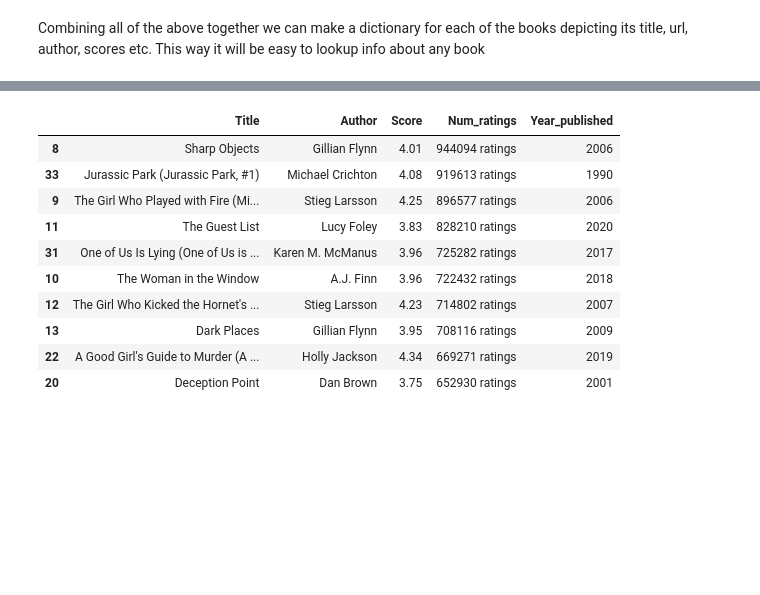
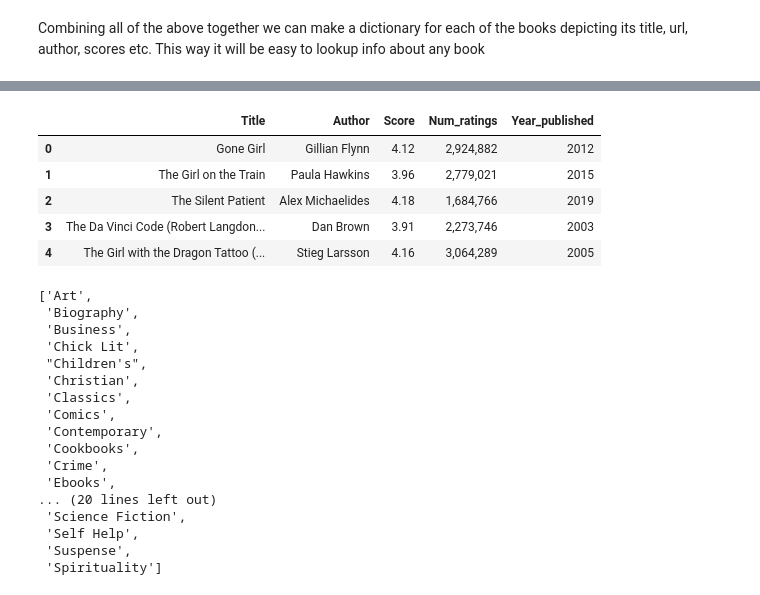
Before and after one commit to nikhil-1e9/web-scraping, a Jupyter notebook: Scraping-Goodreads.ipynb, the cells around one changed output, grey strips where cells are left out. Cells and saved outputs as stored; diff of their text form; code cells hidden in the pictures; blank space fills up the shorter version.

```diff
--- a/Scraping-Goodreads.ipynb
+++ b/Scraping-Goodreads.ipynb
@@ -840,6 +790,9 @@ print(genre_names[-9:])
 Let's start with the mystery genre
 # %%
 genre_most_popular_dict = {name: base_url + "/shelf/show" + link[7:] for (name, link) in zip(genre_names, genre_links)}
+genre_most_popular_dict["Children's"] = "https://www.goodreads.com/shelf/show/childrens"
+genre_most_popular_dict['Gay and Lesbian'] = "https://www.goodreads.com/shelf/show/lgbt"
+genre_most_popular_dict['Humor and Comedy'] = "https://www.goodreads.com/shelf/show/humor"
 genre_most_popular_dict
 # %% [output]
 {'Art': 'https://www.goodreads.com/shelf/show/art',
@@ -862,7 +815,7 @@ genre_most_popular_dict
 # %% [markdown]
 Let's analyze some thriller books from the thriller url
 # %%
-thriller_url = genre_most_popular_dict['Thriller']
+thriller_url = genre_most_popular_dict['Sports']
 response = requests.get(thriller_url)
 doc = BeautifulSoup(response.text, 'html.parser')
 # %%
@@ -937,10 +874,11 @@ author_names[:5]
 # %%
 scores_list, ratings_list, year_published_list = [], [], []
-for tag in book_tags:
+for i, tag in enumerate(book_tags):
+    print(i)
     score, num_ratings, year_published = tag.find('span', class_="greyText smallText").text.strip().split('\n')
     score = score.strip()[11:15]
-    num_ratings = "".join(num_ratings.strip().split(','))[:-3]
-    year_published = [x for x in year_published.strip().split() if x.isdigit()][0]
+    num_ratings = num_ratings.strip().split()[0]
+    year_published = year_published.strip().split()[1]
     scores_list.append(score)
     ratings_list.append(num_ratings)
     year_published_list.append(year_published)
@@ -989,19 +944,14 @@ book_info_dicts
 # %%
-thriller_df = pd.DataFrame(book_info_dicts, index=ranks)
+thriller_df = pd.DataFrame(book_info_dicts)
 # %%
-thriller_df.sort_values('Num_ratings', ascending=False)[:10]
+thriller_df.head()
 # %% [output]
 |  | Title | Author | Score | Num_ratings | Year_published |
-| 8 | Sharp Objects | Gillian Flynn | 4.01 | 944094 ratings | 2006 |
-| 33 | Jurassic Park (Jurassic Park, #1) | Michael Crichton | 4.08 | 919613 ratings | 1990 |
-| 9 | The Girl Who Played with Fire (Mi... | Stieg Larsson | 4.25 | 896577 ratings | 2006 |
-| 11 | The Guest List | Lucy Foley | 3.83 | 828210 ratings | 2020 |
-| 31 | One of Us Is Lying (One of Us is ... | Karen M. McManus | 3.96 | 725282 ratings | 2017 |
-| 10 | The Woman in the Window | A.J. Finn | 3.96 | 722432 ratings | 2018 |
-| 12 | The Girl Who Kicked the Hornet's ... | Stieg Larsson | 4.23 | 714802 ratings | 2007 |
-| 13 | Dark Places | Gillian Flynn | 3.95 | 708116 ratings | 2009 |
-| 22 | A Good Girl's Guide to Murder (A ... | Holly Jackson | 4.34 | 669271 ratings | 2019 |
-| 20 | Deception Point | Dan Brown | 3.75 | 652930 ratings | 2001 |
+| 0 | Gone Girl | Gillian Flynn | 4.12 | 2,924,882 | 2012 |
+| 1 | The Girl on the Train | Paula Hawkins | 3.96 | 2,779,021 | 2015 |
+| 2 | The Silent Patient | Alex Michaelides | 4.18 | 1,684,766 | 2019 |
+| 3 | The Da Vinci Code (Robert Langdon... | Dan Brown | 3.91 | 2,273,746 | 2003 |
+| 4 | The Girl with the Dragon Tattoo (... | Stieg Larsson | 4.16 | 3,064,289 | 2005 |
 # %%
 # thriller_df['Score'] = thriller_df['Score'].astype('float')
 # thriller_df.info()
@@ -1047 +997,21 @@ def get_popular_books(genre):
+# %%
+list(genre_most_popular_dict)[:36]
+# %% [output]
+['Art',
+ 'Biography',
+ 'Business',
+ 'Chick Lit',
+ "Children's",
+ 'Christian',
+ 'Classics',
+ 'Comics',
+ 'Contemporary',
+ 'Cookbooks',
+ 'Crime',
+ 'Ebooks',
+... (20 lines left out)
+ 'Science Fiction',
+ 'Self Help',
+ 'Suspense',
+ 'Spirituality']
 # %%
```
Also changed, not shown: parts of 33 cells of this notebook.
